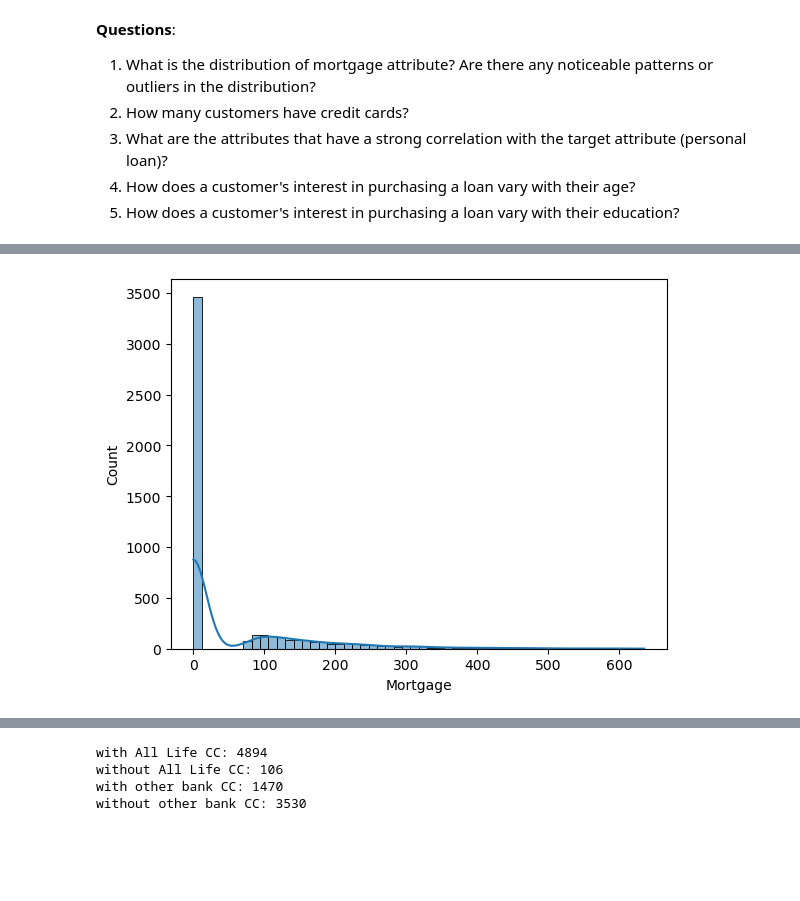
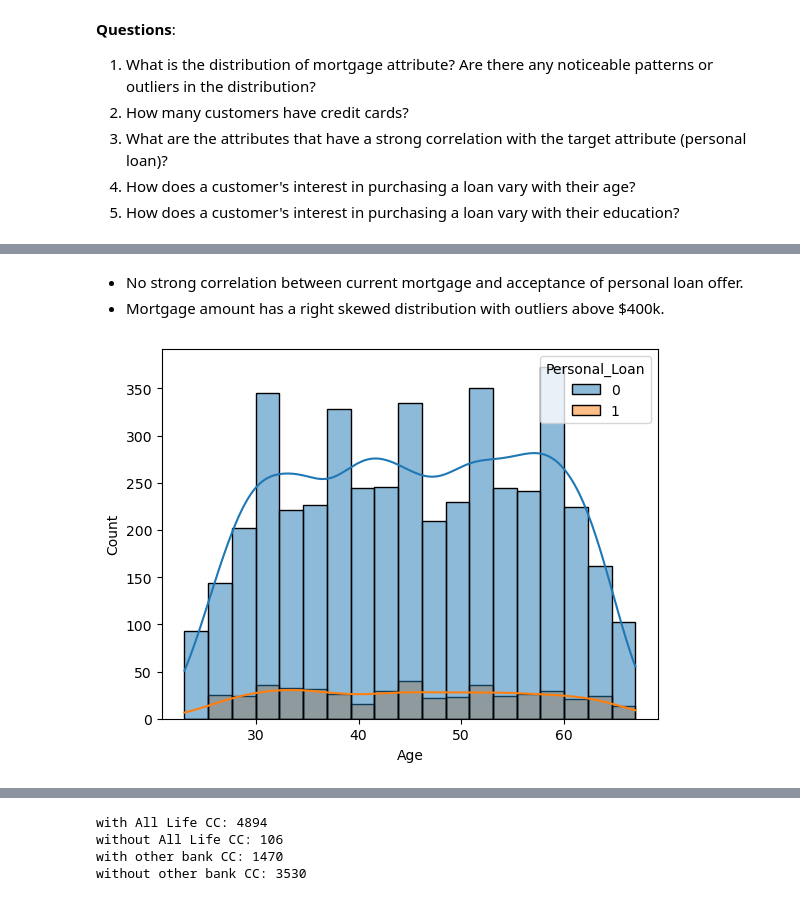
Before and after one commit to apgt60/vscode-python-test, a Jupyter notebook: project02/AIML_ML_Project_Full_Code_Notebook.ipynb, the cells around one changed output, grey strips where cells are left out. Saved outputs shown, nothing was run; the diff lists cells and outputs as text; code cells hidden in the pictures; blank space fills up the shorter version.

```diff
--- a/project02/AIML_ML_Project_Full_Code_Notebook.ipynb
+++ b/project02/AIML_ML_Project_Full_Code_Notebook.ipynb
@@ -149,4 +149,7 @@ number of unique zip codes: 467
+# %% [markdown]
+- No strong correlation between current mortgage and acceptance of personal loan offer.
+- Mortgage amount has a right skewed distribution with outliers above $400k.
 # %%
-sns.histplot(data=data,x='Mortgage', kde=True);
+sns.histplot(data=data,x='Age', kde=True, hue='Personal_Loan');
 # %% [output]
-[figure, old version]
+[figure, new version]
```
Also changed, not shown: parts of 94 cells of this notebook, 1 other file.
